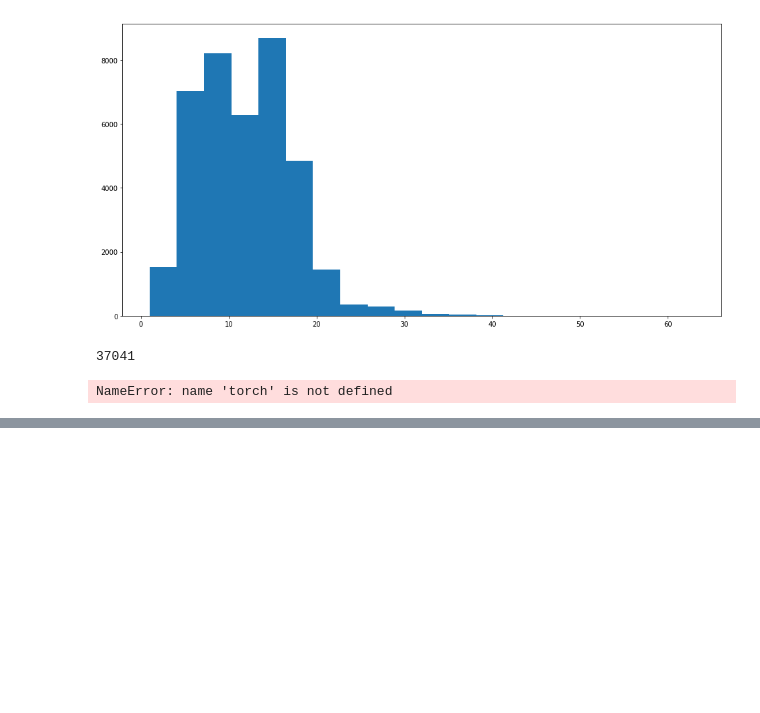
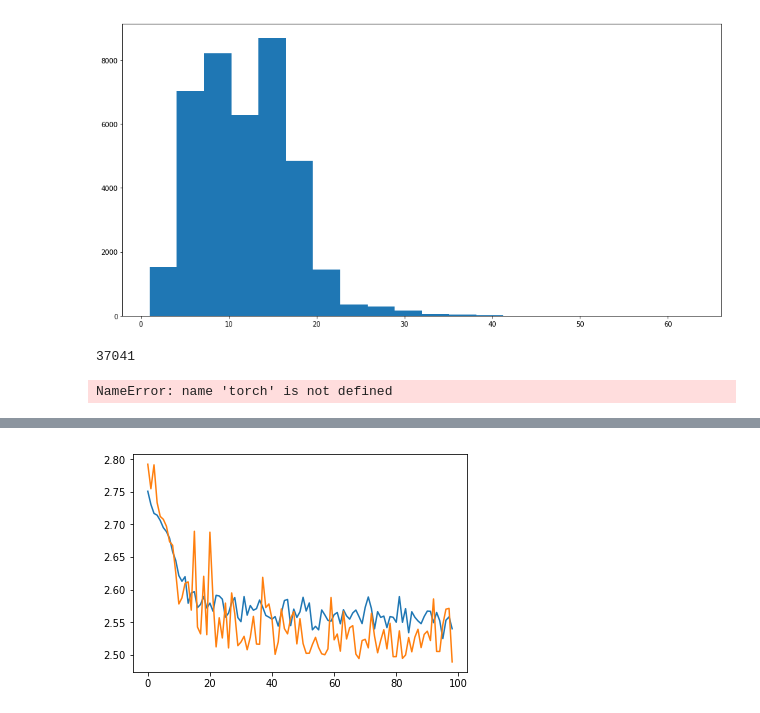
Before and after one commit to Sdernal/TextNormalization, a Jupyter notebook: WithPytorch/Experiments.ipynb, the cells around one changed output, grey strips where cells are left out. Saved outputs shown, nothing was run; the diff lists cells and outputs as text; code cells hidden in the pictures; blank space fills up the shorter version.

```diff
--- a/WithPytorch/Experiments.ipynb
+++ b/WithPytorch/Experiments.ipynb
@@ -61,0 +73,22 @@ output = loss(output, target)
+# %%
+from dataloader import DataLoader
+from os.path import abspath
+from entriesprocessor import EntriesProcessor
+from trainer import Trainer
+from model import Decoder, Encoder
+import torch
+
+EMBEDDING_SIZE = 10
+HIDDEN_SIZE = 200
+print(abspath('./'))
+loader = DataLoader(10)
+loader.parse_person_corpus(abspath('../Persons-1000/collection'))
+loader.parse_rdf_corpus(abspath('../../corpus_for_pakhomov_2'))
+device = torch.device("cuda" if torch.cuda.is_available() else "cpu")
+ep = EntriesProcessor(20,40)
+# voc_size = 10
+ep.process(loader.entries)
+voc_size = ep.symbols_counter
+encoder = Encoder(input_size=voc_size, hidden_size=HIDDEN_SIZE, embedding_size=EMBEDDING_SIZE).to(device)
+decoder = Decoder(hidden_size=HIDDEN_SIZE, embedding_size=EMBEDDING_SIZE, output_size=voc_size, max_length=40).to(device)
+trainer = Trainer(encoder,decoder,ep)
@@ -61,0 +107,6 @@ output = loss(output, target)
+# %%
+train_losses_all, test_losses_all = [], []
+# %%
+train_losses, test_losses = trainer.train(50)
+train_losses_all.extend(train_losses)
+test_losses_all.extend(test_losses)
@@ -61,0 +124,7 @@ output = loss(output, target)
+# %%
+# plt.figure(figsize=(12,8))
+plt.plot(train_losses_all[1:])
+plt.plot(test_losses_all[1:])
+plt.show()
+# %% [output]
+[figure, added]
```
Also changed, not shown: parts of 9 cells of this notebook, 4 other files.
